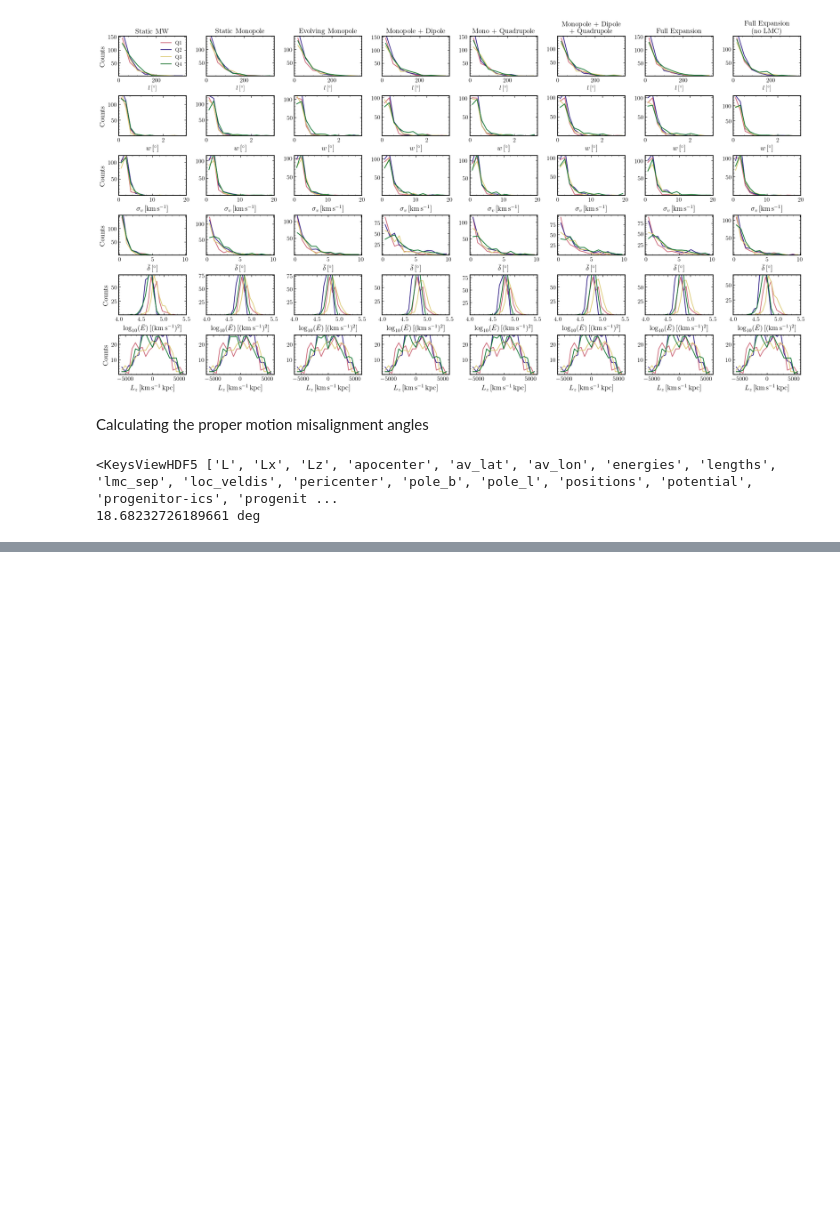
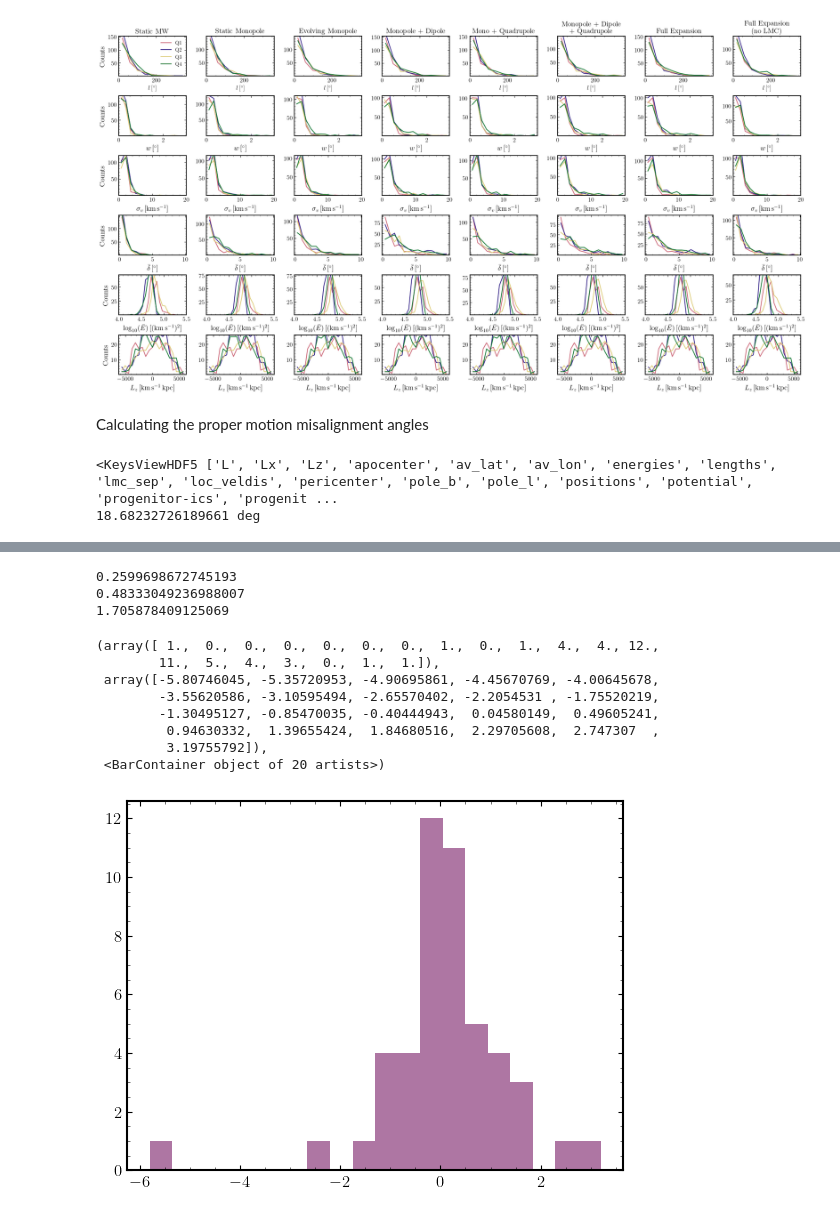
Before and after one commit to dc-broo3/oceanus, a Jupyter notebook: analysis/datamining.ipynb, the cells around one changed output, grey strips where cells are left out. Saved outputs shown, nothing was run; the diff lists cells and outputs as text; code cells hidden in the pictures; blank space fills up the shorter version.

```diff
--- a/analysis/datamining.ipynb
+++ b/analysis/datamining.ipynb
@@ -889,0 +926,23 @@ print(pm_misalignment(lon, xfs, vfs))
+# %%
+def grad_deviation(lons, lats):
+    # Compute percentiles
+    lower_value = np.nanpercentile(lons, 5)
+    upper_value = np.nanpercentile(lons, 95)
+    # Filter lons_mainbody
+    lons_mainbody = lons[(lons >= lower_value) & (lons <= upper_value)]
+    lats_mainbody = lats[(lons >= lower_value) & (lons <= upper_value)]
+    # Create bins
+    lon_bins, Delta_phi1 = np.linspace(np.nanmin(lons_mainbody), np.nanmax(lons_mainbody), 50, retstep=True)
+    # Slice lons_mainbody into bins
+    bin_indices = np.digitize(lons_mainbody, lon_bins)
+    # Create a mask array
+    mask = np.zeros((len(lons_mainbody), len(lon_bins) - 1), dtype=bool)
+    for i in range(1, len(lon_bins)):
+        mask[:, i - 1] = (bin_indices == i)
+
+    # Calculate gradient of the deviation for adjacent bins
+    dev_bins = np.array([np.abs(np.nanmedian(lats_mainbody[m])) for m in mask.T])
+    Delta_dev_bins = np.diff(dev_bins)
+    ddev_dphi1 = Delta_dev_bins / Delta_phi1
+
+    return np.percentile(ddev_dphi1, 95)
@@ -889,0 +951,11 @@ print(pm_misalignment(lon, xfs, vfs))
+# %%
+path = '/mnt/ceph/users/rbrooks/oceanus/analysis/stream-runs/combined-files/1024-dthalfMyr-10rpmin-75ramax/rigid-mw.hdf5'
+stream = 'stream_0'
+with h5py.File(path,'r') as file:
+        stream = file[stream]
+        # print(stream.keys())
+        xfs = np.array(stream['positions'])[-1]
+        vfs = np.array(stream['velocities'])[-1]
+
+lon, lat = lons_lats(xfs, vfs)
+print(grad_deviation(lon, lat))
@@ -889,0 +978,15 @@ print(pm_misalignment(lon, xfs, vfs))
+# %%
+plt.hist(grad_deviation(lon, lat))
+# %% [output]
+0.2599698672745193
+0.48333049236988007
+1.705878409125069
+(array([ 1.,  0.,  0.,  0.,  0.,  0.,  0.,  1.,  0.,  1.,  4.,  4., 12.,
+        11.,  5.,  4.,  3.,  0.,  1.,  1.]),
+ array([-5.80746045, -5.35720953, -4.90695861, -4.45670769, -4.00645678,
+        -3.55620586, -3.10595494, -2.65570402, -2.2054531 , -1.75520219,
+        -1.30495127, -0.85470035, -0.40444943,  0.04580149,  0.49605241,
+         0.94630332,  1.39655424,  1.84680516,  2.29705608,  2.747307  ,
+         3.19755792]),
+ <BarContainer object of 20 artists>)
+[figure, added]
```
Also changed, not shown: parts of 9 cells of this notebook, 2 other files.
